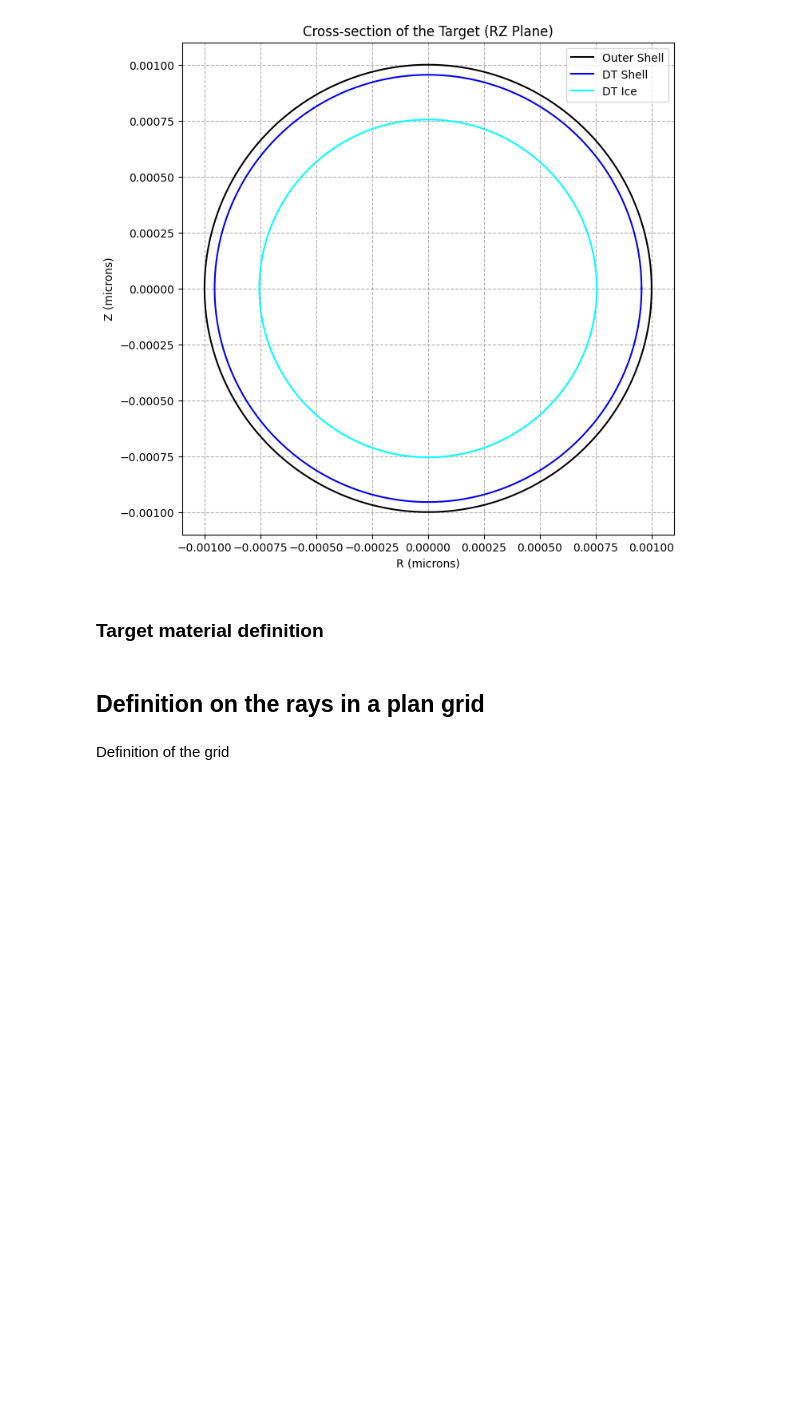
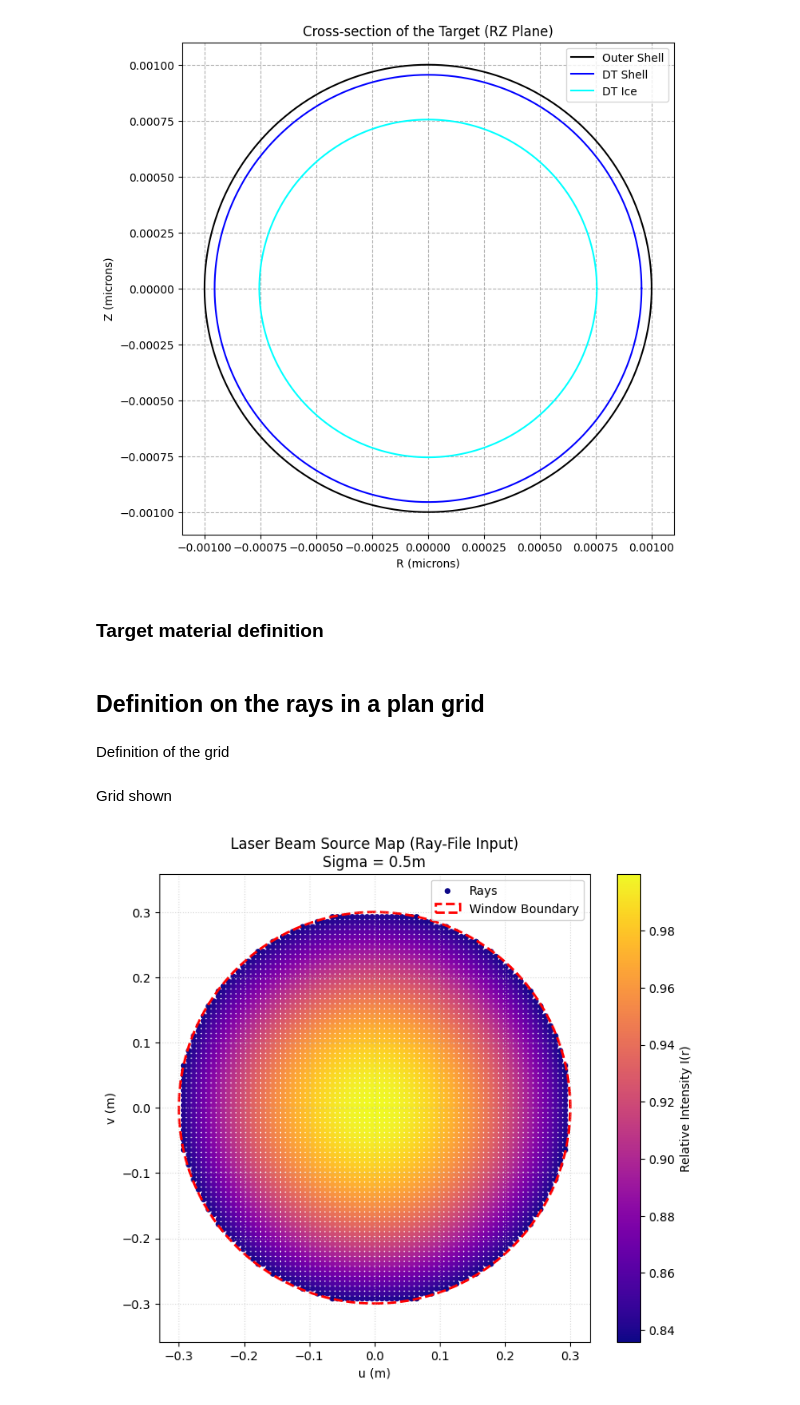
Before and after one commit to clarajdr/Omega60-DD-ICF-simulation, a Jupyter notebook: Targetcarac.ipynb, the cells around one changed output. Cells and saved outputs as stored; diff of their text form; code cells hidden in the pictures; blank space fills up the shorter version.

```diff
--- a/Targetcarac.ipynb
+++ b/Targetcarac.ipynb
@@ -95,3 +95,42 @@ def generate_square_grid_beam(num_points_side=50, window_radius=0.30):
     v_points = vv[mask].ravel()
 
     return u_points, v_points, dS # Local coordinates of the grid-based beam source
+# %% [markdown]
+Grid shown
+# %%
+import matplotlib.pyplot as plt
+
+def plot_beam_grid(u, v, window_radius, sigma=0.5):
+    """
+    Visualizes the square grid sampling and the Gaussian intensity profile.
+    """
+    # Calculate intensity for coloring the points
+    intensity = np.exp(-(u**2 + v**2) / (2 * sigma**2))
+
+    plt.figure(figsize=(8, 7))
+
+
+    sc = plt.scatter(u, v, c=intensity, s=15, cmap='plasma', label='Rays')
+
+
+    cbar = plt.colorbar(sc)
+    cbar.set_label('Relative Intensity I(r)')
+
+
+    circle = plt.Circle((0, 0), window_radius, color='red', fill=False,
+                        linestyle='--', linewidth=2, label='Window Boundary')
+    plt.gca().add_patch(circle)
+
+    plt.title(f"Laser Beam Source Map (Ray-File Input)\nSigma = {sigma}m")
+    plt.xlabel("u (m)")
+    plt.ylabel("v (m)")
+    plt.axis('equal')
+    plt.legend(loc='upper right')
+    plt.grid(True, linestyle=':', alpha=0.5)
+
+    plt.show()
+
+u_pts, v_pts, dS = generate_square_grid_beam(num_points_side=80, window_radius=0.30)
+plot_beam_grid(u_pts, v_pts, window_radius=0.30, sigma=0.5)
+# %% [output]
+[figure, added]
```
Also changed, not shown: 5 other files.
